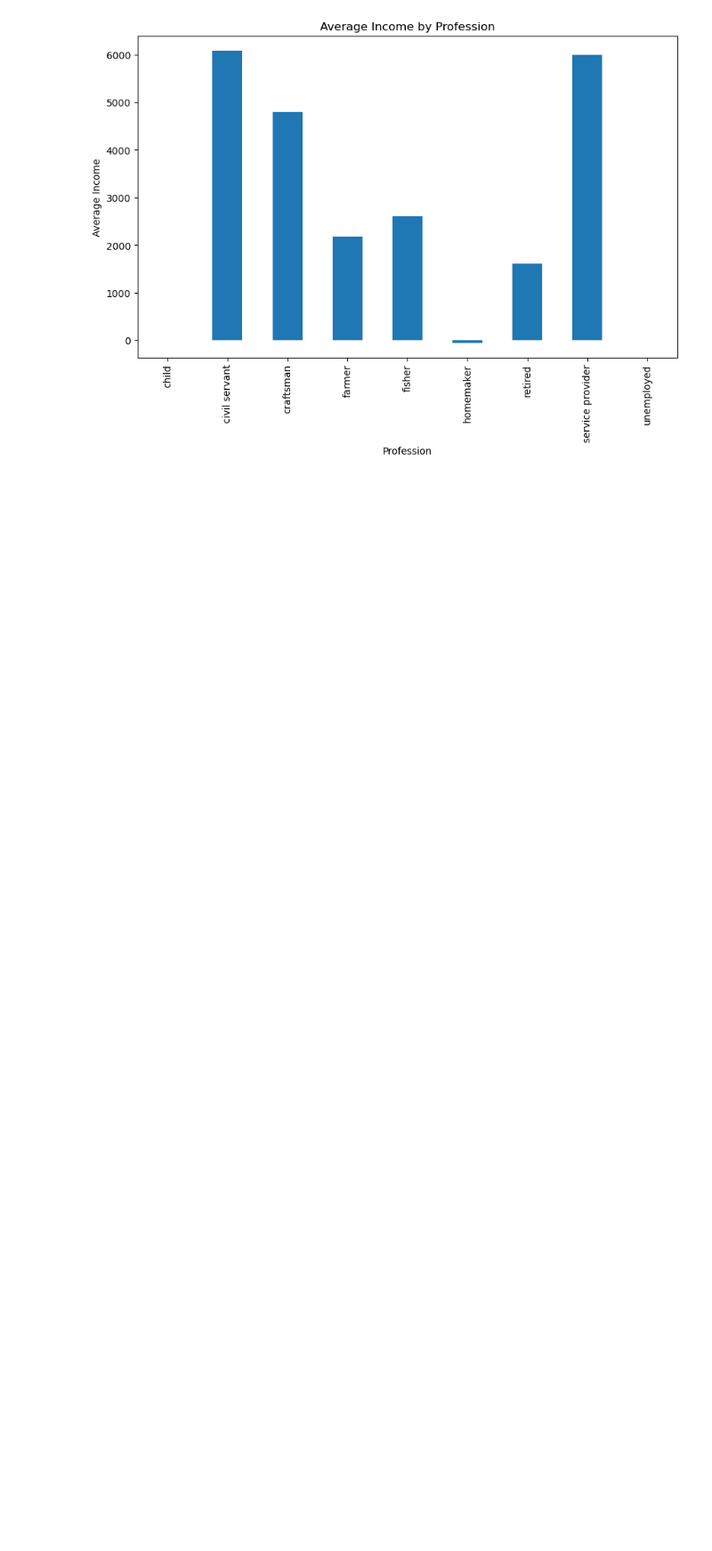
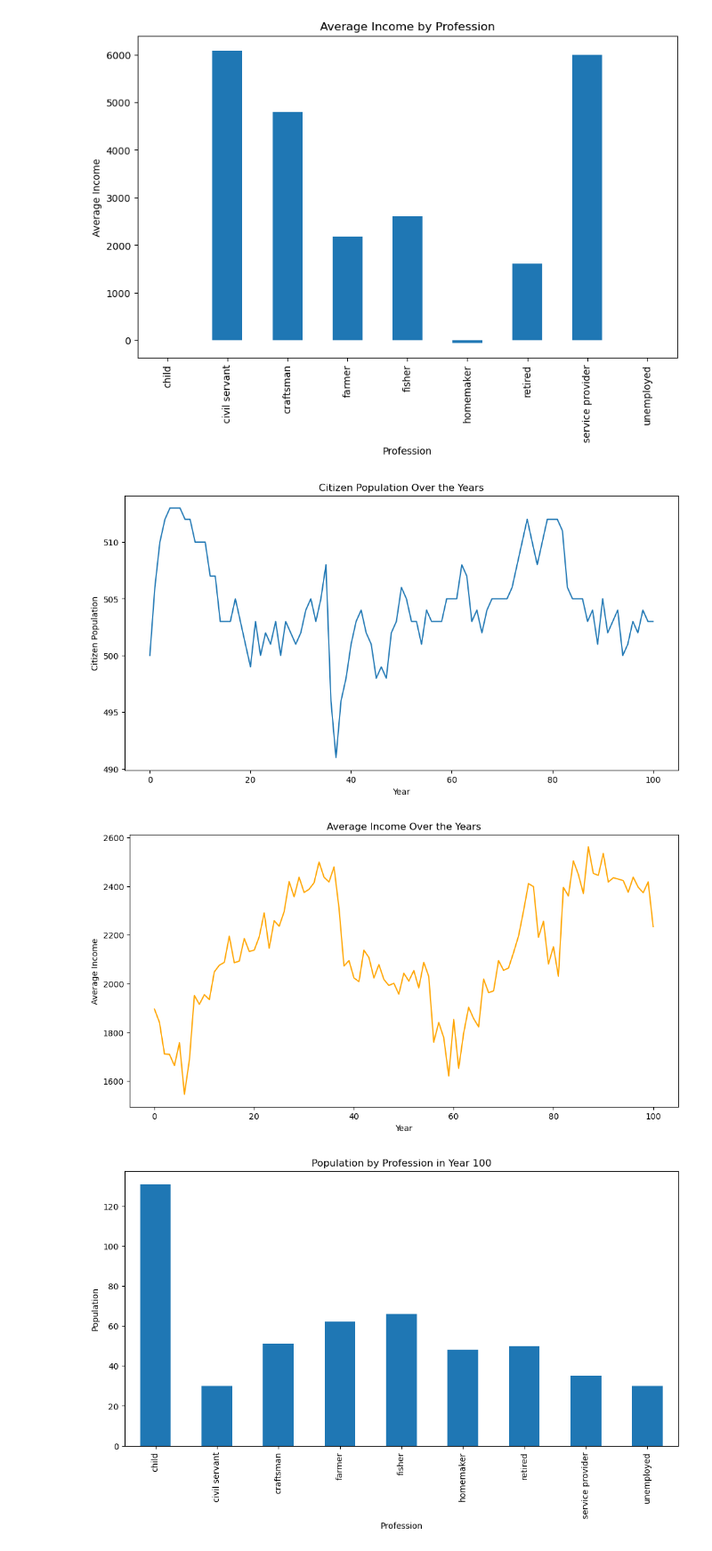
Before and after one commit to merijnvervoorn/islandtm, a Jupyter notebook: visualisation.ipynb, the cells around one changed output. Shown at 89% size. Cells and saved outputs as stored; diff of their text form; code cells hidden in the pictures; blank space fills up the shorter version.

Commit message:
Visualisation notebook

```diff
--- a/visualisation.ipynb
+++ b/visualisation.ipynb
@@ -28,3 +28,41 @@ plt.title('Average Income by Profession')
 plt.show()
 # %% [output]
 [figure]
+# %%
+# Group by year and count the number of citizens
+citizen_population = data_df.groupby('year').size()
+
+# Plot the citizen population for every year
+plt.figure(figsize=(12, 6))
+citizen_population.plot(kind='line')
+plt.xlabel('Year')
+plt.ylabel('Citizen Population')
+plt.title('Citizen Population Over the Years')
+plt.show()
+
+# Additional insights: Average income by year
+average_income_by_year = data_df.groupby('year')['income'].mean()
+
+# Plot the average income by year
+plt.figure(figsize=(12, 6))
+average_income_by_year.plot(kind='line', color='orange')
+plt.xlabel('Year')
+plt.ylabel('Average Income')
+plt.title('Average Income Over the Years')
+plt.show()
+
+# Additional insights: Population by profession for the latest year
+latest_year = data_df['year'].max()
+population_by_profession = data_df[data_df['year'] == latest_year].groupby('profession').size()
+
+# Plot the population by profession for the latest year
+plt.figure(figsize=(12, 6))
+population_by_profession.plot(kind='bar')
+plt.xlabel('Profession')
+plt.ylabel('Population')
+plt.title(f'Population by Profession in Year {latest_year}')
+plt.show()
+# %% [output]
+[figure, added]
+[figure, added]
+[figure, added]
```
